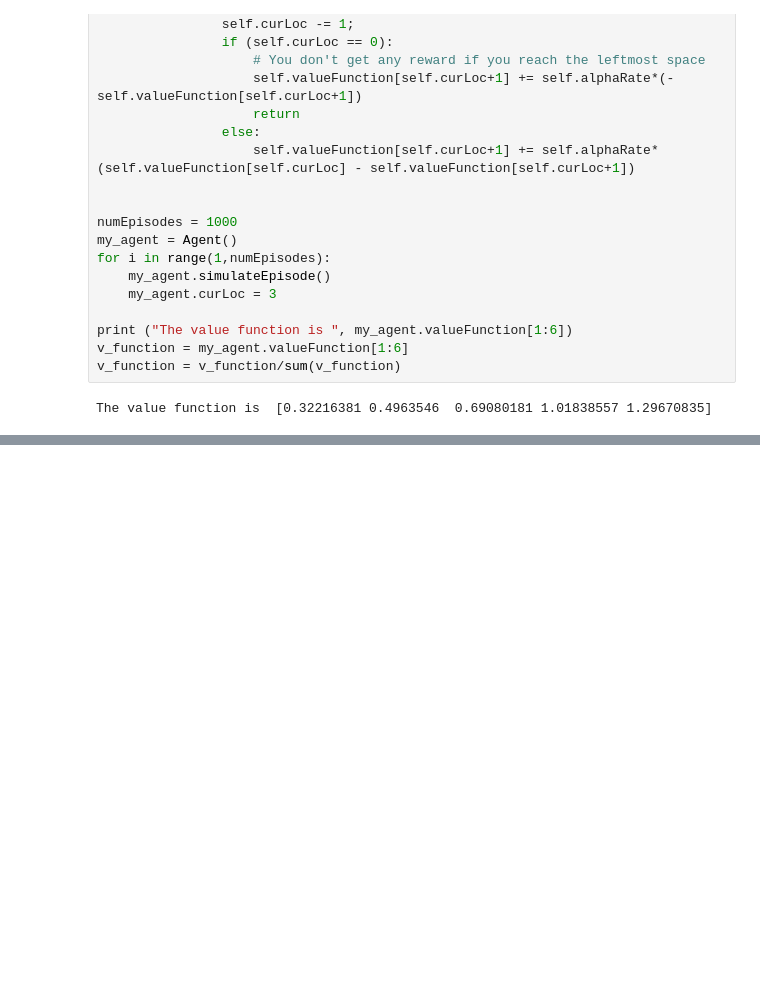
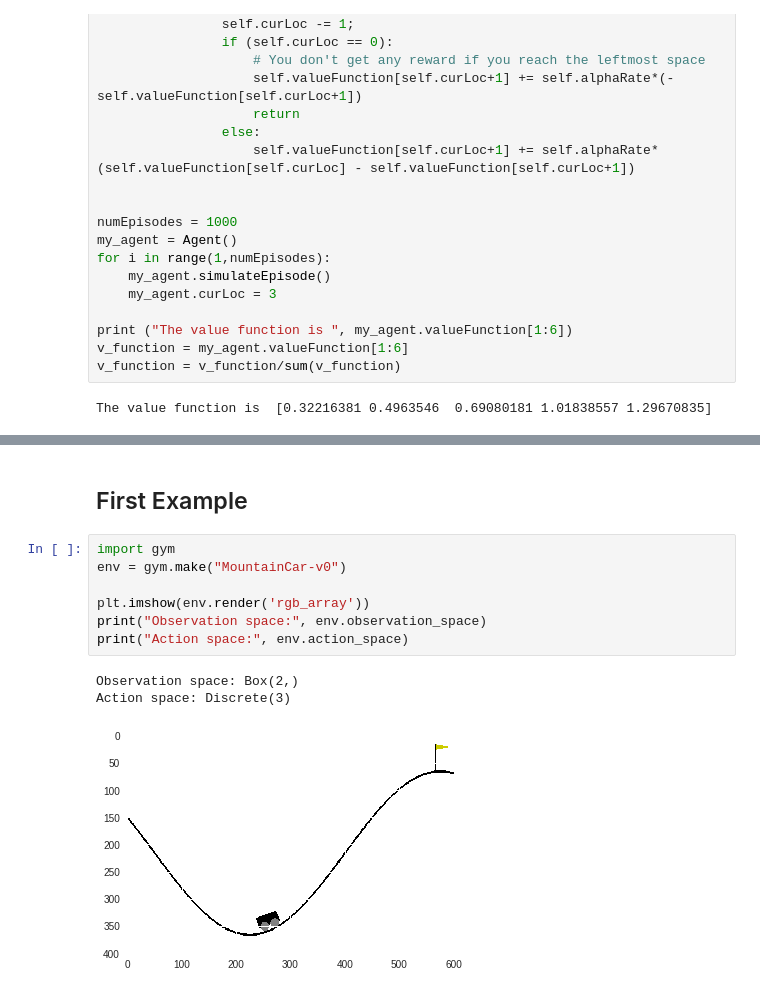
Before and after one commit to marknabil/learningandtesting, a Jupyter notebook: google_colab/reinforcement_learning.ipynb, the cells around one changed output, grey strips where cells are left out. Cells and saved outputs as stored; diff of their text form; blank space fills up the shorter version.

```diff
--- a/google_colab/reinforcement_learning.ipynb
+++ b/google_colab/reinforcement_learning.ipynb
@@ -196,0 +264,13 @@ The value function is  [0.32216381 0.4963546  0.69080181 1.01838557 1.29670835]
+# %% [markdown]
+## First Example
+# %%
+import gym
+env = gym.make("MountainCar-v0")
+
+plt.imshow(env.render('rgb_array'))
+print("Observation space:", env.observation_space)
+print("Action space:", env.action_space)
+# %% [output]
+Observation space: Box(2,)
+Action space: Discrete(3)
+[figure, added]
```
Also changed, not shown: parts of 33 cells of this notebook, 14 other files.
